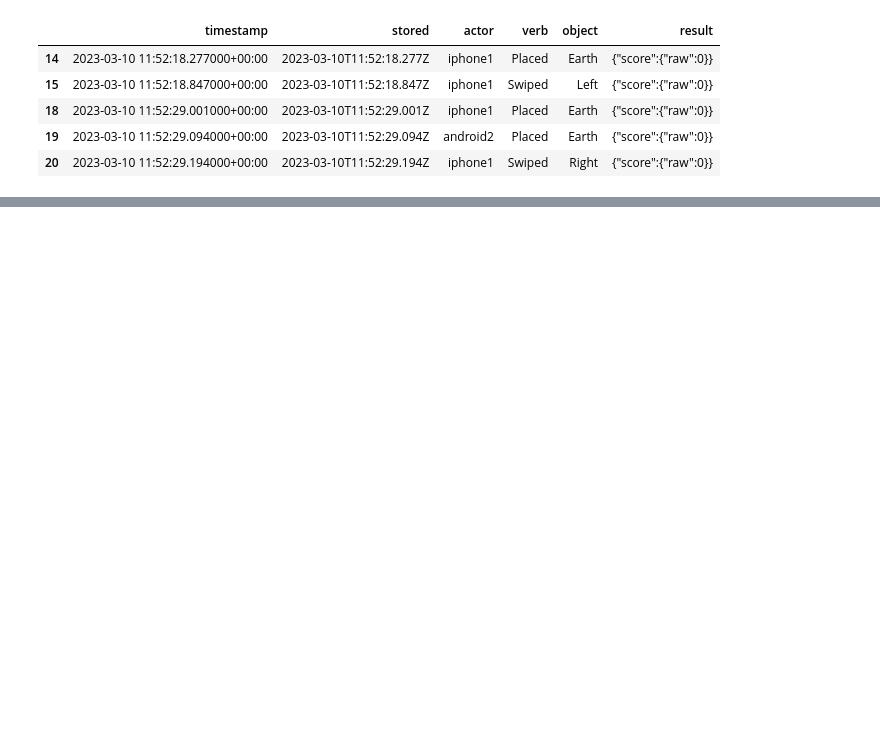
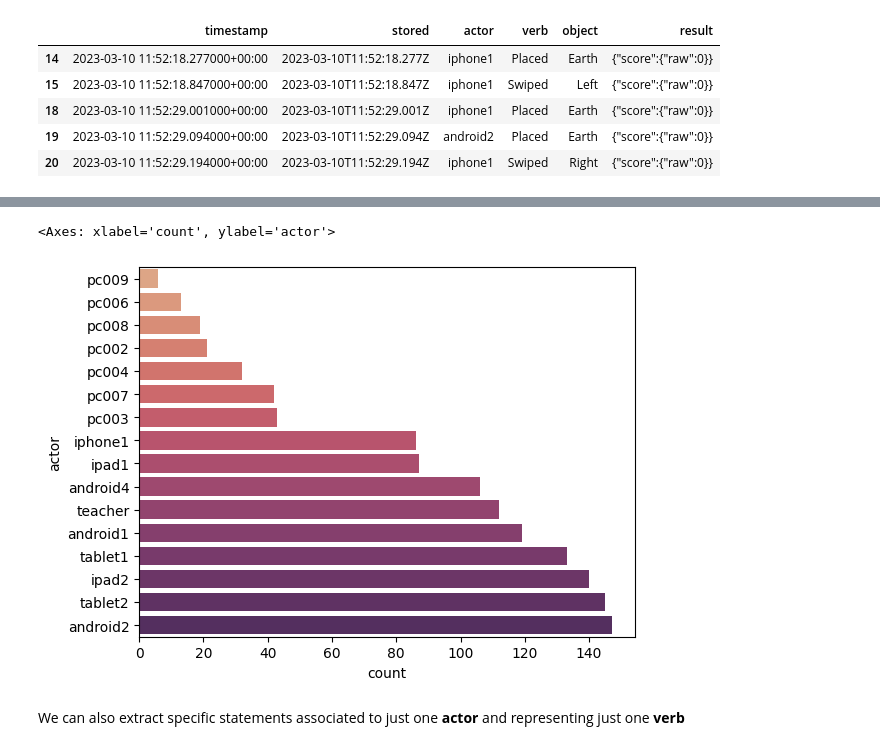
Before and after one commit to Stocastico/xapi_analysis, a Jupyter notebook: _proc/01_input_csv.ipynb, the cells around one changed output, grey strips where cells are left out. Saved outputs shown, nothing was run; the diff lists cells and outputs as text; code cells hidden in the pictures; blank space fills up the shorter version.

```diff
--- a/_proc/01_input_csv.ipynb
+++ b/_proc/01_input_csv.ipynb
@@ -213,0 +237,3 @@ statements.head(5)
+# %%
+interactions =  count_interactions(statements)
+interactions
@@ -213,0 +258,7 @@ statements.head(5)
+# %%
+sns.barplot(x='count', y='actor', data=interactions, palette='flare')
+# %% [output]
+<Axes: xlabel='count', ylabel='actor'>
+[figure, added]
+# %% [markdown]
+We can also extract specific statements associated to just one **actor** and representing just one **verb**
```
Also changed, not shown: parts of 10 cells of this notebook, 6 other files.
